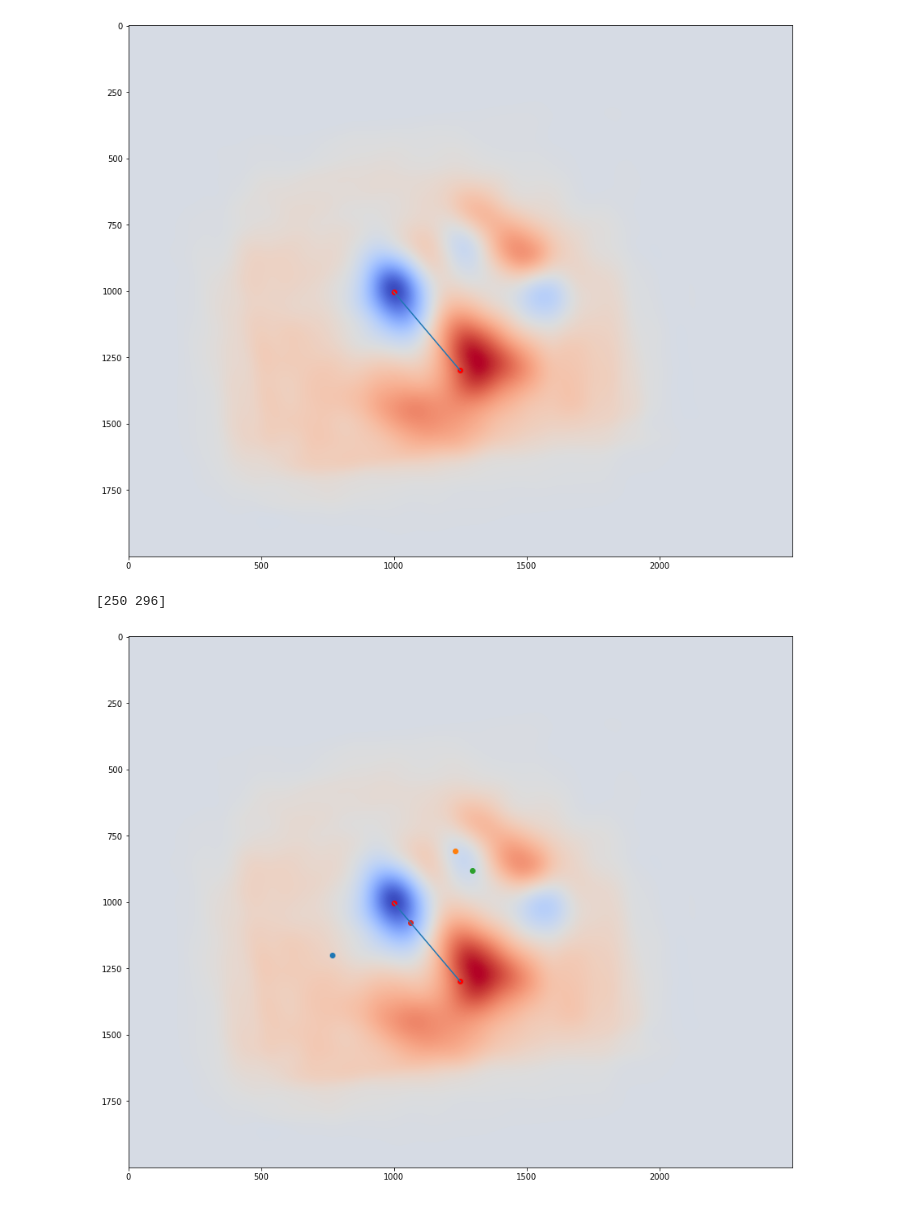
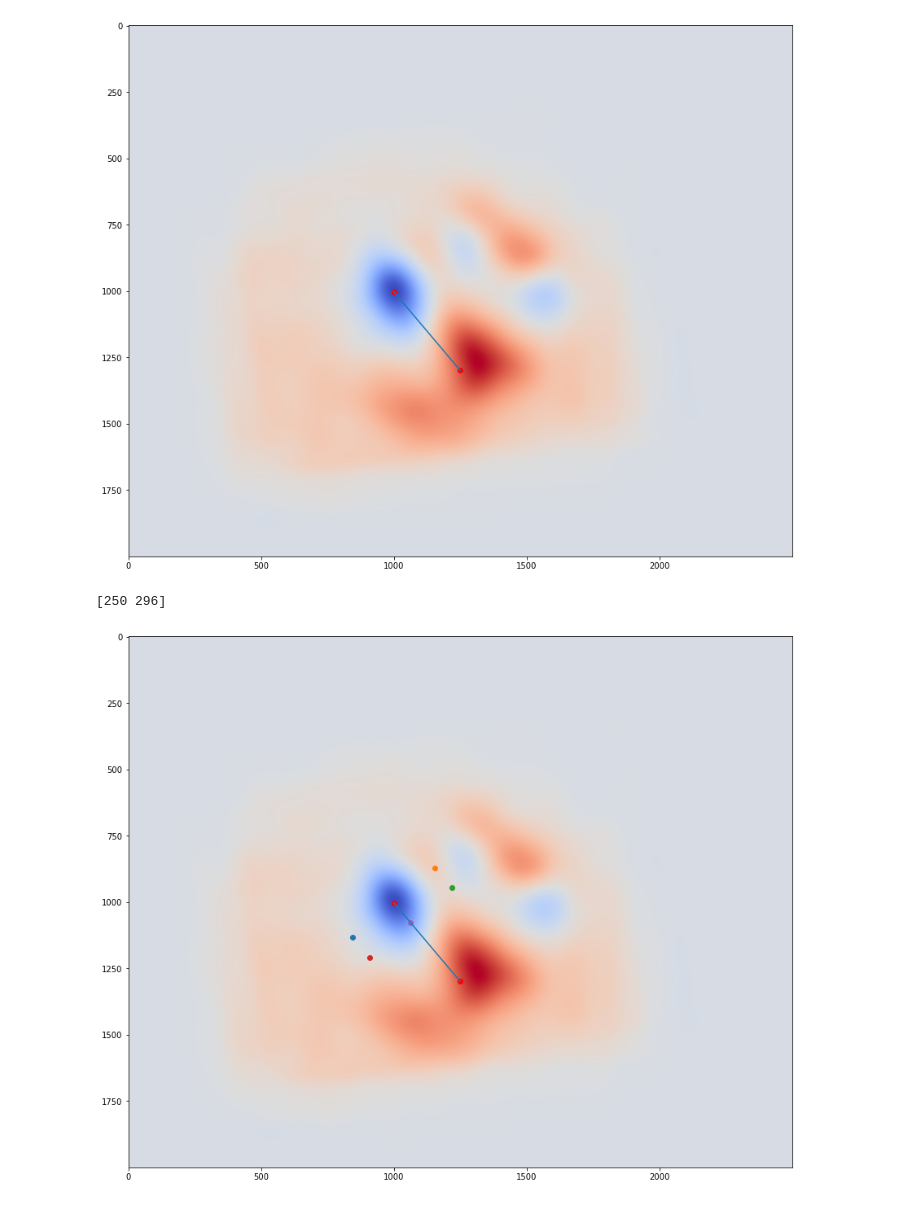
Before and after one commit to AntoninVerdier/spec2image, a Jupyter notebook: Bar_stim.ipynb, the cells around one changed output. Saved outputs shown, nothing was run; the diff lists cells and outputs as text; code cells hidden in the pictures.

```diff
--- a/Bar_stim.ipynb
+++ b/Bar_stim.ipynb
@@ -89,38 +89,38 @@ y0 = np.floor(min4[1] + int(vector_bin[1]))
 
 
 print(vector)
-width_rect = 0.6*distance_min
+width_rect = 0.4*distance_min
 
 # Draw rectangle
 rect = []
 rect.append([min4[0] - width_rect, min4[1] + width_rect*vector[0]/vector[1]])
 rect.append([min4[0] + width_rect, min4[1] - width_rect*vector[0]/vector[1]])
+rect.append([min4[0] + width_rect + vector_bin[0], min4[1] + vector_bin[1] - width_rect*vector[0]/vector[1]])
 rect.append([min4[0] - width_rect + vector_bin[0], min4[1] + vector_bin[1] + width_rect*vector[0]/vector[1]])
-rect.append([min4[0] + width_rect + vector_bin[0], min4[1] + vector_bin[1] - width_rect*vector[0]/vector[1]])
 rect = np.array(rect)
 
 
 plt.scatter(min4[0] - width_rect, min4[1] + width_rect*vector[0]/vector[1])
 plt.scatter(min4[0] + width_rect, min4[1] - width_rect*vector[0]/vector[1])
-
-#plt.scatter(min4[0] - width_rect + vector_bin[0], min4[1] + vector_bin[1] + width_rect*vector[0]/vector[1])
 plt.scatter(min4[0] + width_rect + vector_bin[0], min4[1] + vector_bin[1] - width_rect*vector[0]/vector[1])
+plt.scatter(min4[0] - width_rect + vector_bin[0], min4[1] + vector_bin[1] + width_rect*vector[0]/vector[1])
 
 
 
 #  To check if poitn inside a rectangle, calculate areas of the triangles.
 # Otherwise find a way to directly select all points
 
 plt.scatter(x0, y0)
 plt.imshow(weighted_tmap, cmap='coolwarm')
 plt.scatter(min4[0], min4[1], marker='o', c='red')
 plt.scatter(min32[0], min32[1], marker='o', c='red')
 plt.plot([min4[0], min32[0]], [min4[1], min32[1]])
 
 plt.show()
+plt.close()
 # %% [output]
 [250 296]
-[figure, old version]
+[figure, new version]
 # %%
 # Get all points inside a rectangle
 def get_equation(point1, point2):
```
Also changed, not shown: parts of 1 cell of this notebook, 1 other file.
